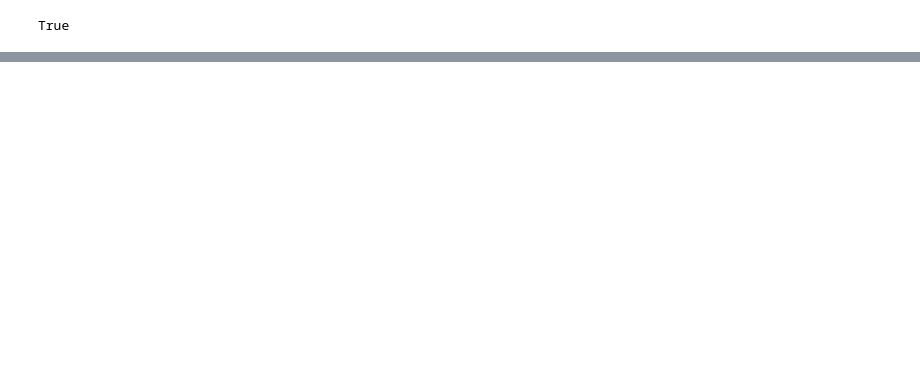
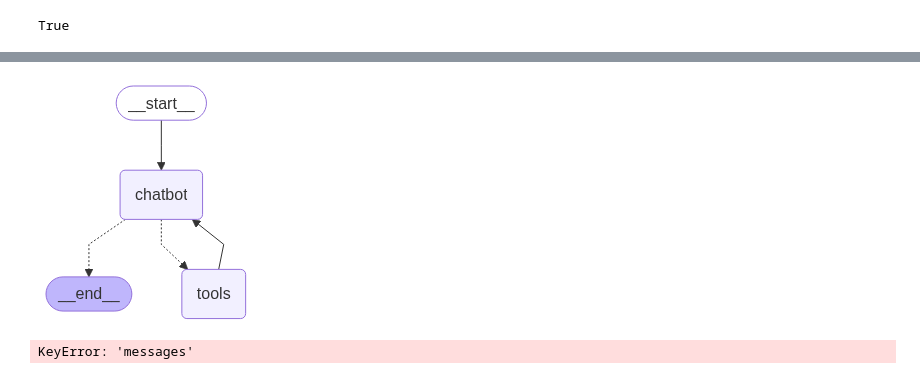
Before and after one commit to Vattikuti-Manideep-Sitaram/Learn-Building-Agents-from-Langgraph, a Jupyter notebook: learn_langgraph.ipynb, the cells around one changed output, grey strips where cells are left out. Cells and saved outputs as stored; diff of their text form; code cells hidden in the pictures; blank space fills up the shorter version.

```diff
--- a/learn_langgraph.ipynb
+++ b/learn_langgraph.ipynb
@@ -232,7 +206,7 @@ os.getenv("TAVILY_API_KEY")
 from langchain_tavily import TavilySearch
 
 tool=TavilySearch(max_results=2,
-                  api_key=os.getenv("TAVILY_API_KEY"))
+                  api_key="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")
 tools=[tool]
 
 tool.invoke("Who is the current president of the USA")
@@ -241 +234,6 @@ tool.invoke("Who is the current president of the USA")
+# %%
+llm_with_tools=llm.bind_tools(tools)
+# %%
+def chatbot(state: State):
+    return {"messages":[llm_with_tools.invoke(state["messages"])]}
 # %%
@@ -243,0 +361,16 @@ NameError: name '_set_env' is not defined
+# %%
+from IPython.display import Image, display
+
+graph = graph_builder.compile()
+
+try:
+    display(Image(graph.get_graph().draw_mermaid_png()))
+except Exception:
+    # This requires some extra dependencies and is optional
+    pass
+# %% [output]
+[figure, added]
+# %%
+graph.invoke({"messages": [{"role":"user","content":"Hi My name is Manideep"}]})
+# %% [output]
+KeyError: 'messages'
```
Also changed, not shown: parts of 23 cells of this notebook.
